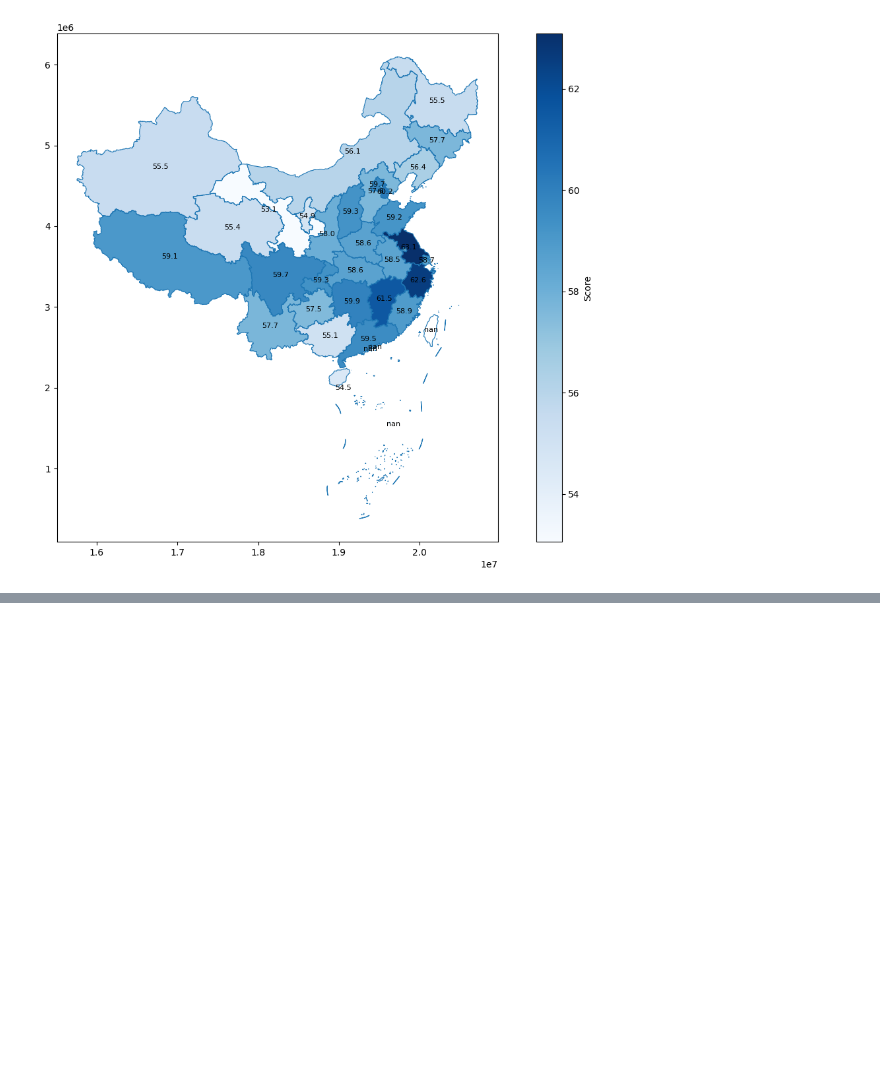
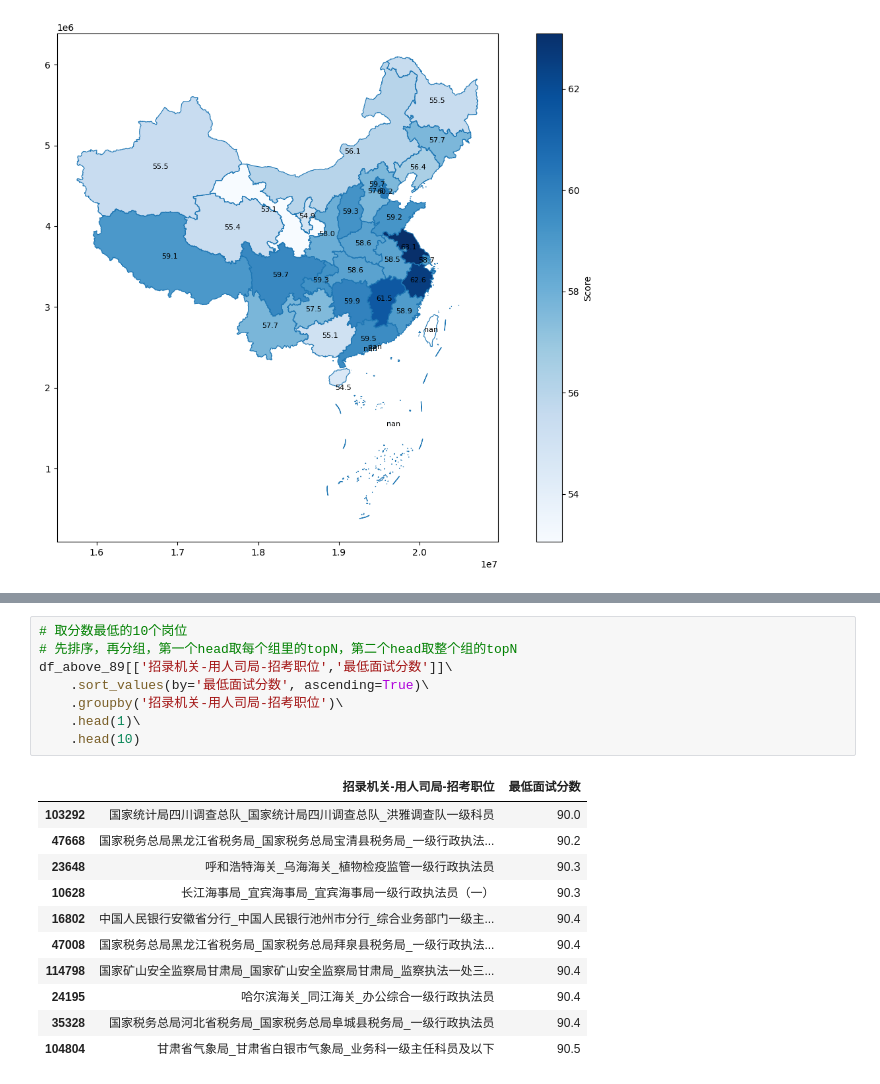
Before and after one commit to coderzzy/data_analysis, a Jupyter notebook: notebooks/guokao2024.ipynb, the cells around one changed output, grey strips where cells are left out. Drawn from its saved outputs; the diff is of its cells as text; blank space fills up the shorter version.

```diff
--- a/notebooks/guokao2024.ipynb
+++ b/notebooks/guokao2024.ipynb
@@ -209,0 +232,20 @@ plt.show()
+# %%
+# 取分数最低的10个岗位
+# 先排序，再分组，第一个head取每个组里的topN，第二个head取整个组的topN
+df_above_89[['招录机关-用人司局-招考职位','最低面试分数']]\
+    .sort_values(by='最低面试分数', ascending=True)\
+    .groupby('招录机关-用人司局-招考职位')\
+    .head(1)\
+    .head(10)
+# %% [output]
+|  | 招录机关-用人司局-招考职位 | 最低面试分数 |
+| 103292 | 国家统计局四川调查总队_国家统计局四川调查总队_洪雅调查队一级科员 | 90.0 |
+| 47668 | 国家税务总局黑龙江省税务局_国家税务总局宝清县税务局_一级行政执法... | 90.2 |
+| 23648 | 呼和浩特海关_乌海海关_植物检疫监管一级行政执法员 | 90.3 |
+| 10628 | 长江海事局_宜宾海事局_宜宾海事局一级行政执法员（一） | 90.3 |
+| 16802 | 中国人民银行安徽省分行_中国人民银行池州市分行_综合业务部门一级主... | 90.4 |
+| 47008 | 国家税务总局黑龙江省税务局_国家税务总局拜泉县税务局_一级行政执法... | 90.4 |
+| 114798 | 国家矿山安全监察局甘肃局_国家矿山安全监察局甘肃局_监察执法一处三... | 90.4 |
+| 24195 | 哈尔滨海关_同江海关_办公综合一级行政执法员 | 90.4 |
+| 35328 | 国家税务总局河北省税务局_国家税务总局阜城县税务局_一级行政执法员 | 90.4 |
+| 104804 | 甘肃省气象局_甘肃省白银市气象局_业务科一级主任科员及以下 | 90.5 |
```
Also changed, not shown: parts of 6 cells of this notebook.
